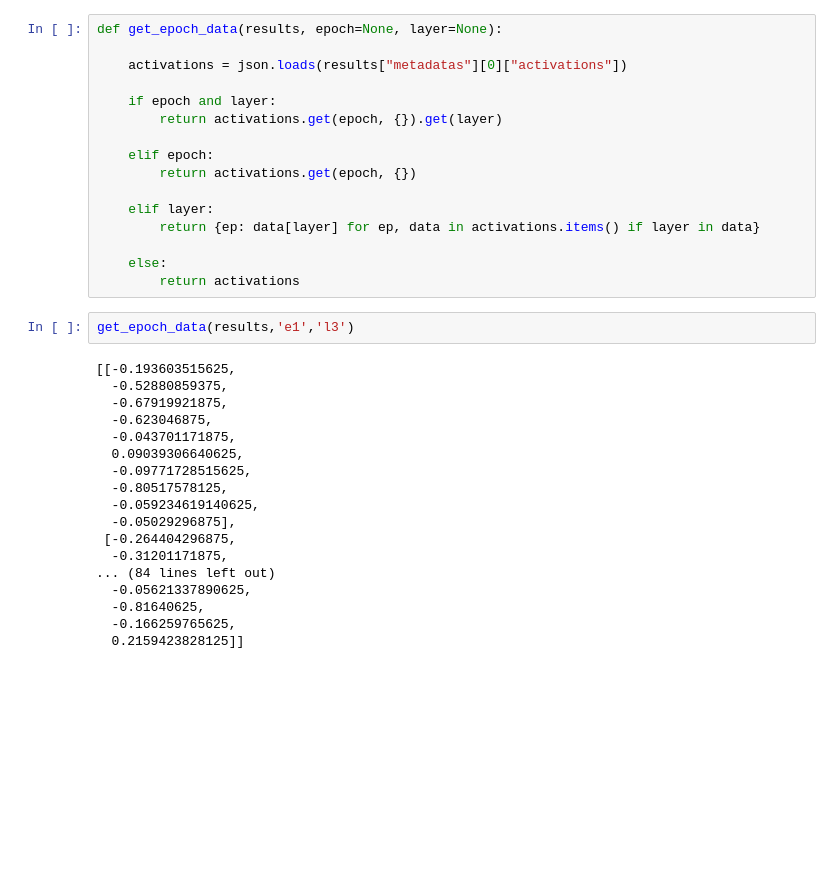
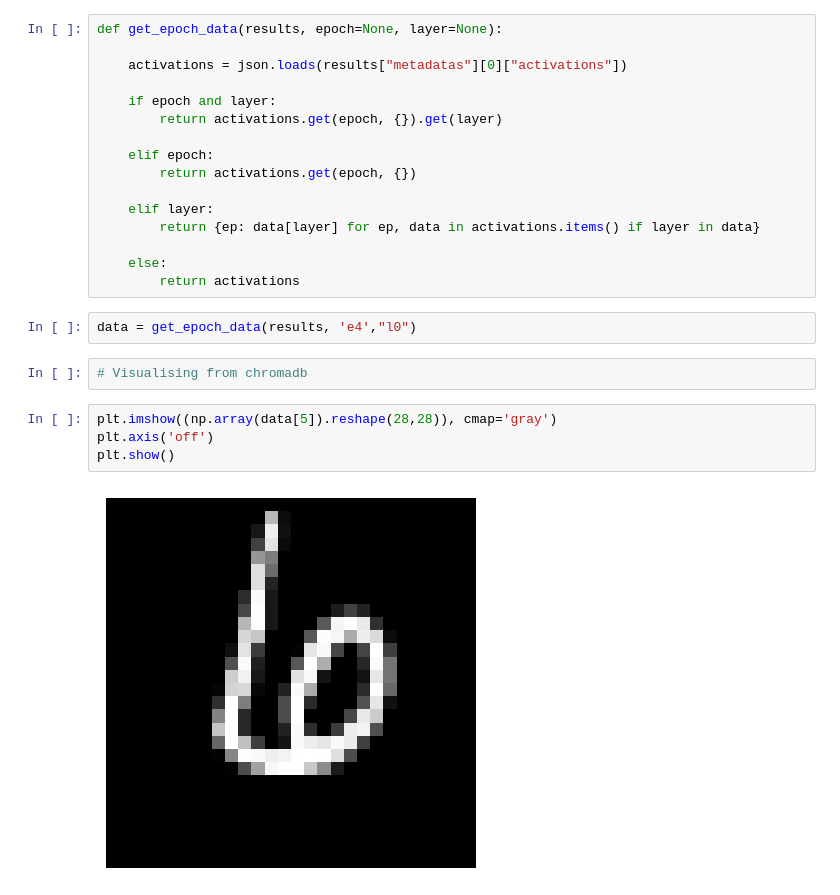
Before and after one commit to code-cerebrum0/ai, a Jupyter notebook: Cleared_modified_Handwritten_Detector.ipynb, the cells around one changed output. Cells and saved outputs as stored; diff of their text form; blank space fills up the shorter version.

```diff
--- a/Cleared_modified_Handwritten_Detector.ipynb
+++ b/Cleared_modified_Handwritten_Detector.ipynb
@@ -522,23 +523,13 @@ def get_epoch_data(results, epoch=None, layer=None):
 
     else:
         return activations
-# %%
-get_epoch_data(results,'e1','l3')
-# %% [output]
-[[-0.193603515625,
-  -0.52880859375,
-  -0.67919921875,
-  -0.623046875,
-  -0.043701171875,
-  0.09039306640625,
-  -0.09771728515625,
-  -0.80517578125,
-  -0.059234619140625,
-  -0.05029296875],
- [-0.264404296875,
-  -0.31201171875,
-... (84 lines left out)
-  -0.05621337890625,
-  -0.81640625,
-  -0.166259765625,
-  0.2159423828125]]
+# %%
+data = get_epoch_data(results, 'e4',"l0")
+# %%
+# Visualising from chromadb
+# %%
+plt.imshow((np.array(data[5]).reshape(28,28)), cmap='gray')
+plt.axis('off')
+plt.show()
+# %% [output]
+[figure, added]
```
Also changed, not shown: parts of 6 cells of this notebook.
